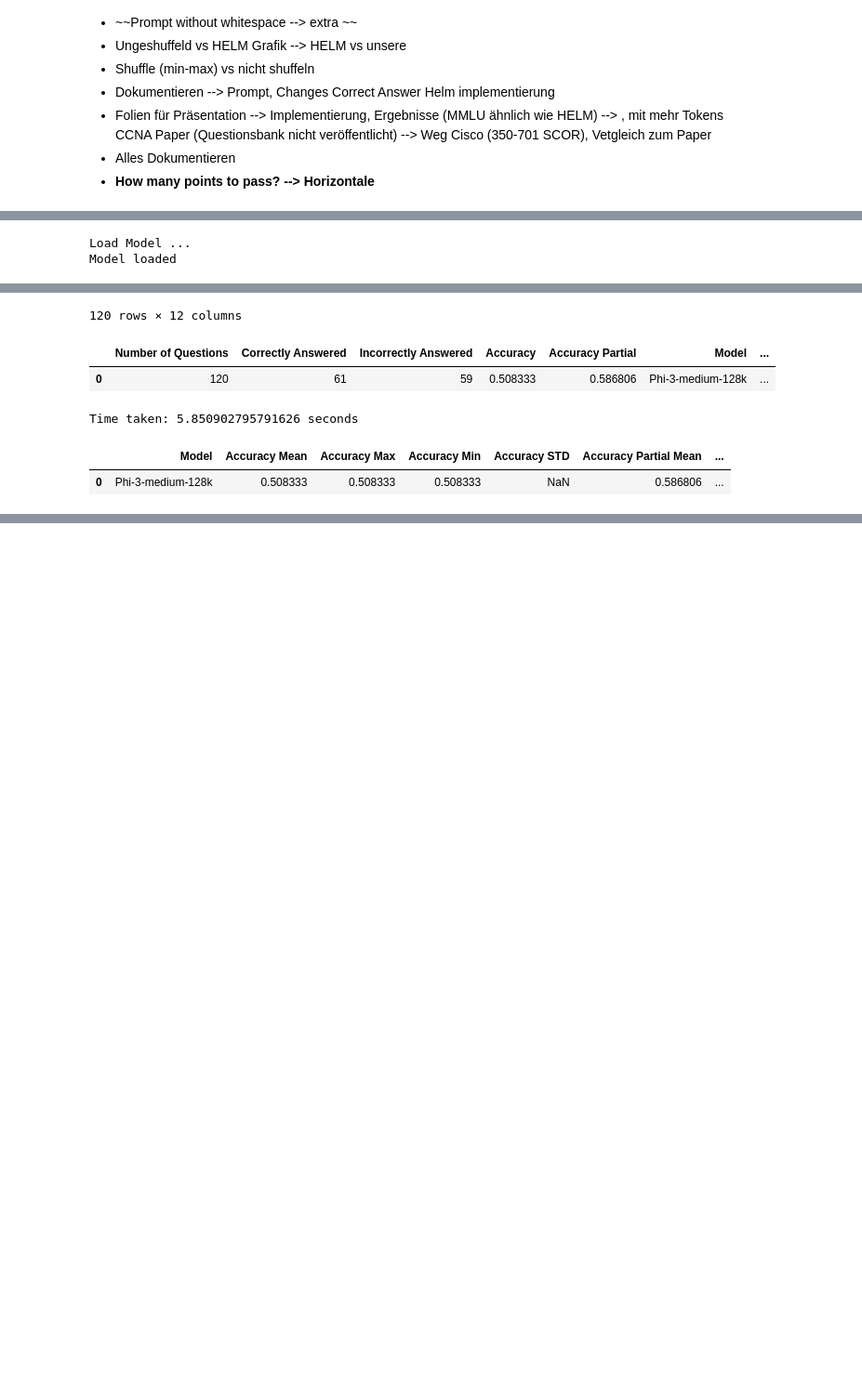
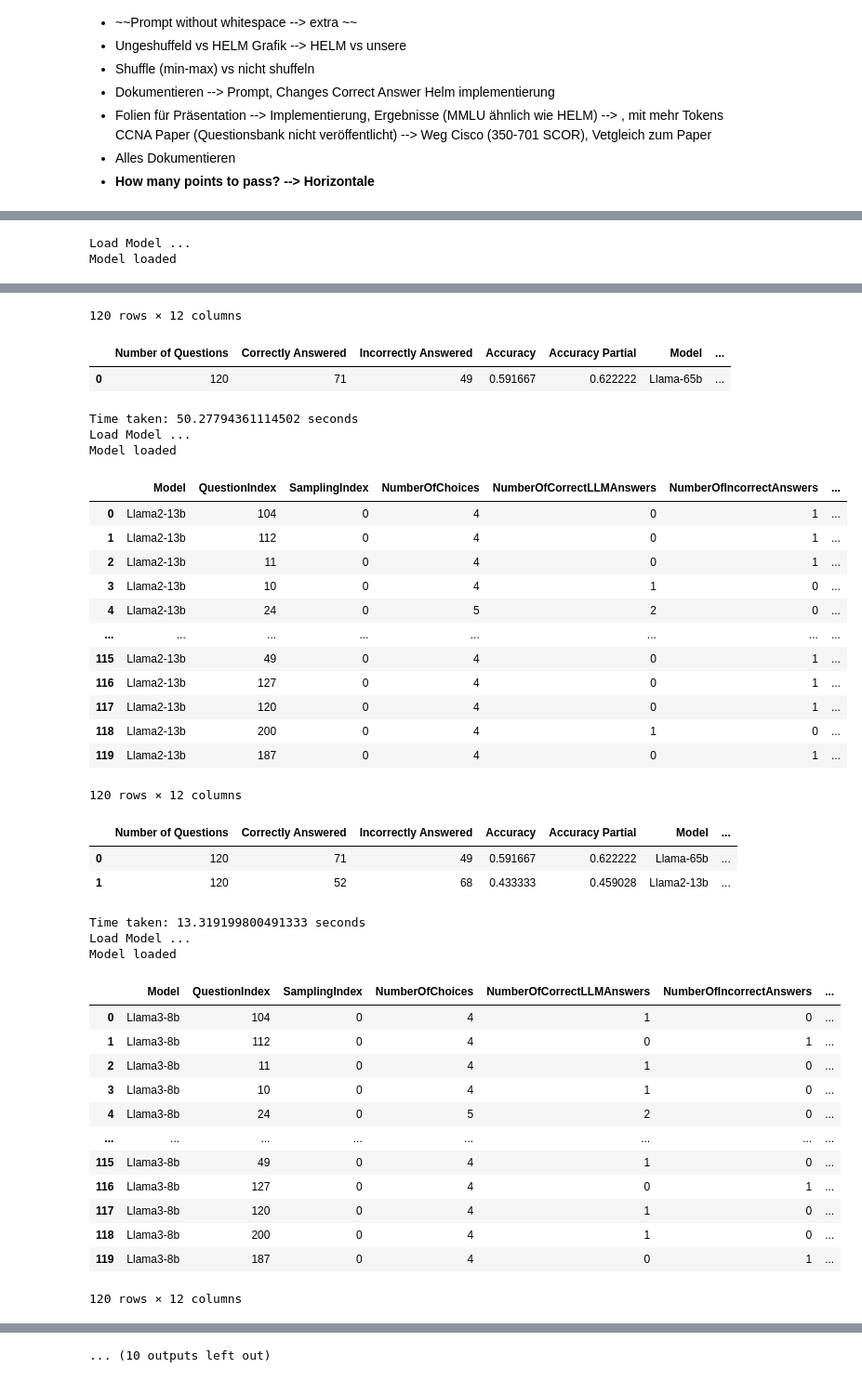
Before and after one commit to cybercampus-se/GenAICyberSecMCQA, a Jupyter notebook: src/mcqa_LLM mmlu_cisco.ipynb, the cells around one changed output, grey strips where cells are left out. Shown: that part at 93% size. Cells and saved outputs as stored; diff of their text form; code cells hidden in the pictures; blank space fills up the shorter version.

```diff
--- a/src/mcqa_LLM mmlu_cisco.ipynb
+++ b/src/mcqa_LLM mmlu_cisco.ipynb
@@ -499,7 +497,6 @@ for model, model_path in MODEL_PATH.items():
         n_batch=512,
         n_ctx=1100,
         temperature=TEMPERATURE,
-        top_p=1,
         max_tokens = MAX_OUTPUT_TOKENS,
         #callback_manager=callback_manager,
         verbose=False,  # Verbose is required to pass to the callback manager
@@ -597,6 +594,38 @@ Model loaded
 120 rows × 12 columns
 |  | Number of Questions | Correctly Answered | Incorrectly Answered | Accuracy | Accuracy Partial | Model | ... |
-| 0 | 120 | 61 | 59 | 0.508333 | 0.586806 | Phi-3-medium-128k | ... |
+| 0 | 120 | 71 | 49 | 0.591667 | 0.622222 | Llama-65b | ... |
-Time taken: 5.850902795791626 seconds
+Time taken: 50.27794361114502 seconds
+Load Model ...
+Model loaded
-|  | Model | Accuracy Mean | Accuracy Max | Accuracy Min | Accuracy STD | Accuracy Partial Mean | ... |
-| 0 | Phi-3-medium-128k | 0.508333 | 0.508333 | 0.508333 | NaN | 0.586806 | ... |
+|  | Model | QuestionIndex | SamplingIndex | NumberOfChoices | NumberOfCorrectLLMAnswers | NumberOfIncorrectAnswers | ... |
+| 0 | Llama2-13b | 104 | 0 | 4 | 0 | 1 | ... |
+| 1 | Llama2-13b | 112 | 0 | 4 | 0 | 1 | ... |
+| 2 | Llama2-13b | 11 | 0 | 4 | 0 | 1 | ... |
+| 3 | Llama2-13b | 10 | 0 | 4 | 1 | 0 | ... |
+| 4 | Llama2-13b | 24 | 0 | 5 | 2 | 0 | ... |
+| ... | ... | ... | ... | ... | ... | ... | ... |
+| 115 | Llama2-13b | 49 | 0 | 4 | 0 | 1 | ... |
+| 116 | Llama2-13b | 127 | 0 | 4 | 0 | 1 | ... |
+| 117 | Llama2-13b | 120 | 0 | 4 | 0 | 1 | ... |
+| 118 | Llama2-13b | 200 | 0 | 4 | 1 | 0 | ... |
+| 119 | Llama2-13b | 187 | 0 | 4 | 0 | 1 | ... |
+120 rows × 12 columns
+|  | Number of Questions | Correctly Answered | Incorrectly Answered | Accuracy | Accuracy Partial | Model | ... |
+| 0 | 120 | 71 | 49 | 0.591667 | 0.622222 | Llama-65b | ... |
+| 1 | 120 | 52 | 68 | 0.433333 | 0.459028 | Llama2-13b | ... |
+Time taken: 13.319199800491333 seconds
+Load Model ...
+Model loaded
+|  | Model | QuestionIndex | SamplingIndex | NumberOfChoices | NumberOfCorrectLLMAnswers | NumberOfIncorrectAnswers | ... |
+| 0 | Llama3-8b | 104 | 0 | 4 | 1 | 0 | ... |
+| 1 | Llama3-8b | 112 | 0 | 4 | 0 | 1 | ... |
+| 2 | Llama3-8b | 11 | 0 | 4 | 1 | 0 | ... |
+| 3 | Llama3-8b | 10 | 0 | 4 | 1 | 0 | ... |
+| 4 | Llama3-8b | 24 | 0 | 5 | 2 | 0 | ... |
+| ... | ... | ... | ... | ... | ... | ... | ... |
+| 115 | Llama3-8b | 49 | 0 | 4 | 1 | 0 | ... |
+| 116 | Llama3-8b | 127 | 0 | 4 | 0 | 1 | ... |
+| 117 | Llama3-8b | 120 | 0 | 4 | 1 | 0 | ... |
+| 118 | Llama3-8b | 200 | 0 | 4 | 1 | 0 | ... |
+| 119 | Llama3-8b | 187 | 0 | 4 | 0 | 1 | ... |
+120 rows × 12 columns
@@ -603,3 +636,4 @@ Time taken: 5.850902795791626 seconds
+... (10 outputs left out)
 # %%
 ###########################################################
 #Evaluation of the results and calculation of the statistics
```
Also changed, not shown: parts of 9 cells of this notebook, 2 other files.
